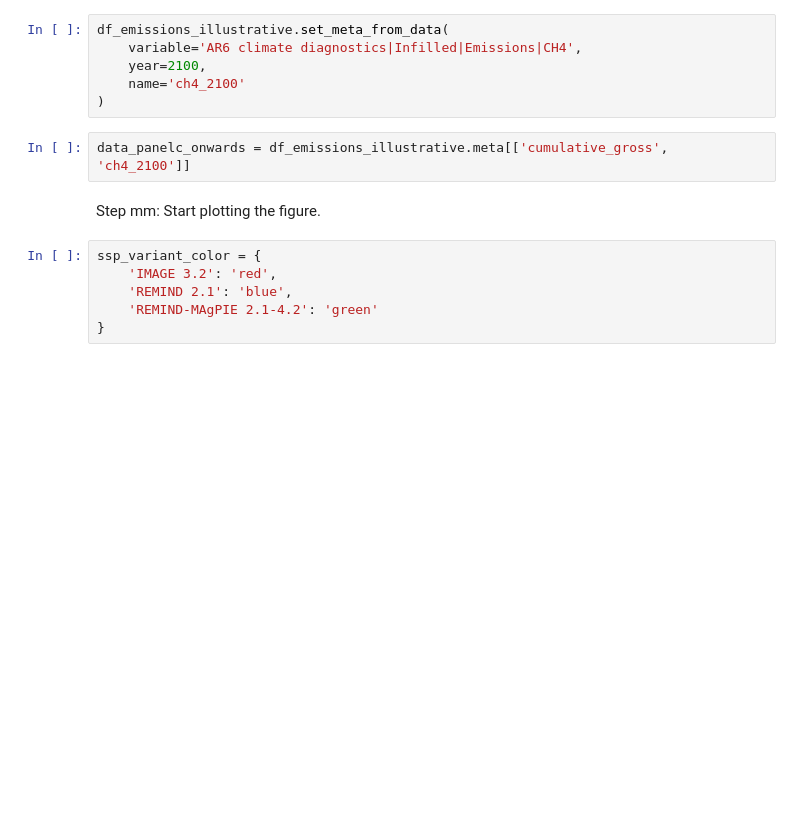
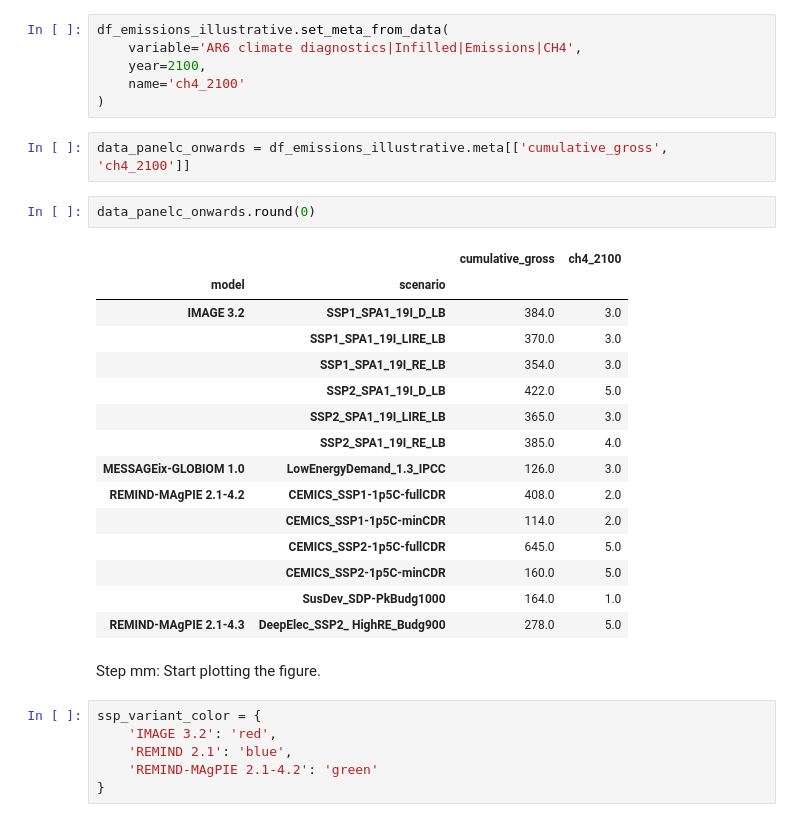
Before and after one commit to gaurav-ganti/cdr_climate_uncertainty, a Jupyter notebook: notebooks/602_figure2.ipynb, the cells around one changed output. Cells and saved outputs as stored; diff of their text form; blank space fills up the shorter version.

```diff
--- a/notebooks/602_figure2.ipynb
+++ b/notebooks/602_figure2.ipynb
@@ -460,6 +501,24 @@ df_emissions_illustrative.set_meta_from_data(
 )
 # %%
 data_panelc_onwards = df_emissions_illustrative.meta[['cumulative_gross', 'ch4_2100']]
+# %%
+data_panelc_onwards.round(0)
+# %% [output]
+|  |  | cumulative_gross | ch4_2100 |
+| model | scenario |  |  |
+| IMAGE 3.2 | SSP1_SPA1_19I_D_LB | 384.0 | 3.0 |
+|  | SSP1_SPA1_19I_LIRE_LB | 370.0 | 3.0 |
+|  | SSP1_SPA1_19I_RE_LB | 354.0 | 3.0 |
+|  | SSP2_SPA1_19I_D_LB | 422.0 | 5.0 |
+|  | SSP2_SPA1_19I_LIRE_LB | 365.0 | 3.0 |
+|  | SSP2_SPA1_19I_RE_LB | 385.0 | 4.0 |
+| MESSAGEix-GLOBIOM 1.0 | LowEnergyDemand_1.3_IPCC | 126.0 | 3.0 |
+| REMIND-MAgPIE 2.1-4.2 | CEMICS_SSP1-1p5C-fullCDR | 408.0 | 2.0 |
+|  | CEMICS_SSP1-1p5C-minCDR | 114.0 | 2.0 |
+|  | CEMICS_SSP2-1p5C-fullCDR | 645.0 | 5.0 |
+|  | CEMICS_SSP2-1p5C-minCDR | 160.0 | 5.0 |
+|  | SusDev_SDP-PkBudg1000 | 164.0 | 1.0 |
+| REMIND-MAgPIE 2.1-4.3 | DeepElec_SSP2_ HighRE_Budg900 | 278.0 | 5.0 |
 # %% [markdown]
 Step mm: Start plotting the figure.
 # %%
```
Also changed, not shown: parts of 11 cells of this notebook.
